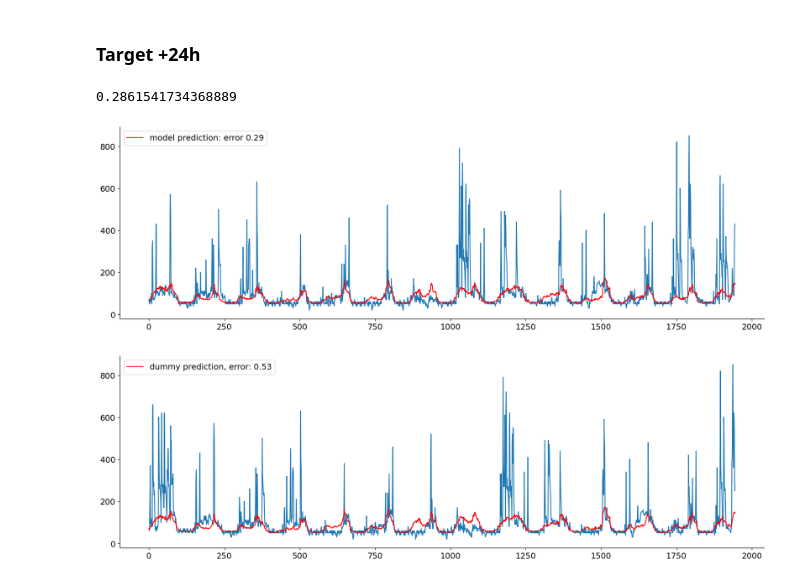
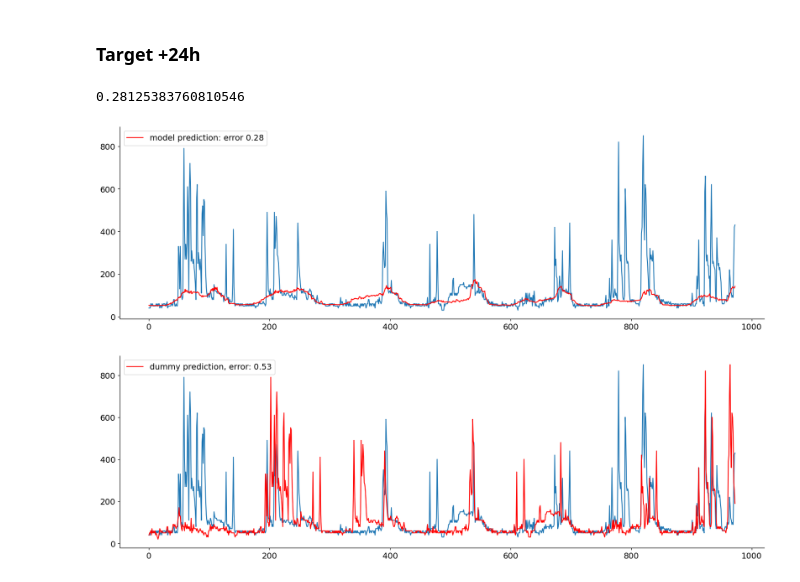
Before and after one commit to k-katarzyna/Appliances_Energy_Prediction, a Jupyter notebook: Appliances_energy_prediction/energy_main.ipynb, the cells around one changed output. Cells and saved outputs as stored; diff of their text form; code cells hidden in the pictures.

```diff
--- a/Appliances_energy_prediction/energy_main.ipynb
+++ b/Appliances_energy_prediction/energy_main.ipynb
@@ -208,10 +193,0 @@ consumption_by_day_and_hour(data[["Appliances", "day_of_week", "hour"]])
-# %%
-def add_lagged_features(data, lag, how_many):
-
-    data_t = data.copy()
-
-    lagged_columns = [data_t.Appliances.shift(i*lag).rename(f"lag_{i}") for i in range(1, how_many+1)]
-    data_t = pd.concat([data_t] + lagged_columns, axis=1)
-    data_t.dropna(inplace = True)
-
-    return data_t
@@ -369,15 +346,15 @@ data["day_of_week"] = data.index.day_of_week
 data["hour"] = data.index.hour
 data = add_lagged_features(data, lag=1, how_many=24*6)
 # %%
-data.Appliances = data.Appliances.shift(-24*6)
+data["Appliances_24"] = data.Appliances.shift(-24*6)
 data.dropna(inplace=True)
 # %%
 # data = add_lagged_features(data, lag=1, how_many=24*6)
 
-X = data.drop("Appliances", axis = 1)
-y = data.Appliances
+X = data.drop(["Appliances", "Appliances_24"], axis = 1)
+y = data.Appliances_24
 # %%
-n_train = int(0.9 * len(y))
+n_train = int(0.95 * len(y))
 X_train, y_train = X.iloc[:n_train], y.iloc[:n_train]
 X_test, y_test = X.iloc[n_train:], y.iloc[n_train:]
 # %%
@@ -388,7 +365,7 @@ model.fit(X_train, y_train)
 y_pred = model.predict(X_test)
 mean_absolute_percentage_error(y_test, y_pred)
 # %% [output]
-0.2861541734368889
+0.28125383760810546
 # %%
 # N = data.shape[0]
 plt.figure(figsize=(20,6))
@@ -398,14 +375,14 @@ plt.plot(range(0, X_test.shape[0]), y_pred,
 plt.legend()
 plt.show()
 # %% [output]
-[figure, old version]
+[figure, new version]
 # %%
 N = data.shape[0]
 plt.figure(figsize=(20,6))
-plt.plot(range(0, X_test.shape[0]), X_test.lag_1)
-plt.plot(range(0, X_test.shape[0]), y_pred,
-        color="red", label=f"dummy prediction, error: {mean_absolute_percentage_error(y_test, X_test.lag_1).round(2)}")
+plt.plot(range(0, X_test.shape[0]), y_test)
+plt.plot(range(0, X_test.shape[0]), data.Appliances.loc[X_test.index],
+        color="red", label=f"dummy prediction, error: {mean_absolute_percentage_error(y_test, data.Appliances.loc[X_test.index]).round(2)}")
 plt.legend()
 plt.show()
 # %% [output]
-[figure, old version]
+[figure, new version]
```
Also changed, not shown: parts of 34 cells of this notebook, 2 other files.
